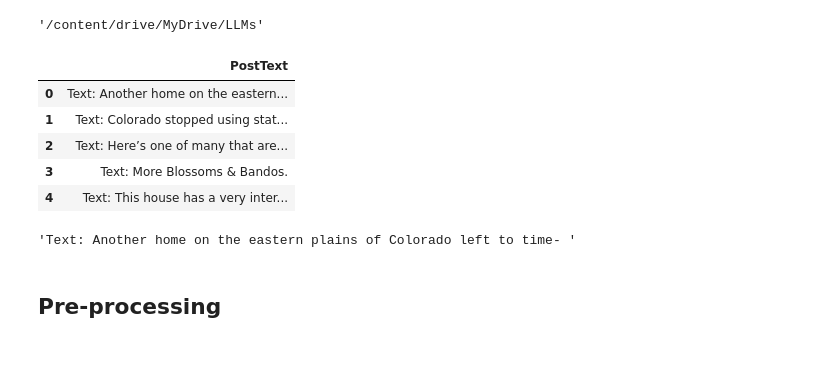
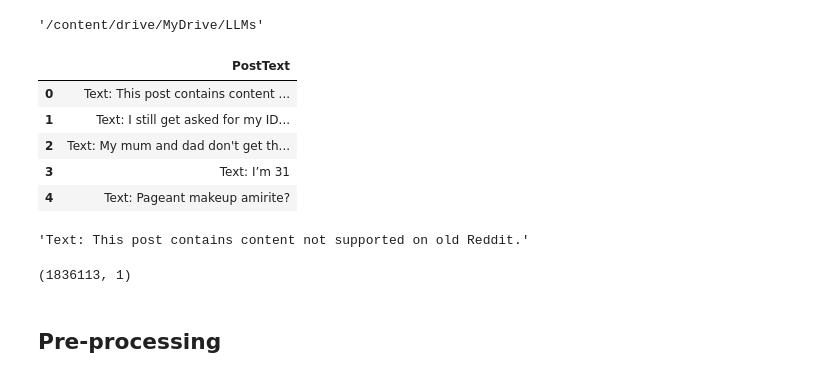
Before and after one commit to burning-river/text_generator, a Jupyter notebook: train_text_generator.ipynb, the cells around one changed output. Cells and saved outputs as stored; diff of their text form; code cells hidden in the pictures.

```diff
--- a/train_text_generator.ipynb
+++ b/train_text_generator.ipynb
@@ -39,20 +42,24 @@ cwd
 # %% [output]
 '/content/drive/MyDrive/LLMs'
 # %%
-filename = f'{cwd}/subreddits_train_data_2.parquet'
+filename = f'{cwd}/subreddits_train_data_3.parquet'
 raw_df = pd.read_parquet(filename)
 raw_df.head()
 # %% [output]
 |  | PostText |
-| 0 | Text: Another home on the eastern... |
-| 1 | Text: Colorado stopped using stat... |
-| 2 | Text: Here’s one of many that are... |
-| 3 | Text: More Blossoms & Bandos. |
-| 4 | Text: This house has a very inter... |
+| 0 | Text: This post contains content ... |
+| 1 | Text: I still get asked for my ID... |
+| 2 | Text: My mum and dad don't get th... |
+| 3 | Text: I’m 31 |
+| 4 | Text: Pageant makeup amirite? |
 # %%
 raw_df['PostText'].values[0]
 # %% [output]
-'Text: Another home on the eastern plains of Colorado left to time- '
+'Text: This post contains content not supported on old Reddit.'
+# %%
+raw_df.shape
+# %% [output]
+(1836113, 1)
 # %% [markdown]
 ## Pre-processing
 # %%
```
Also changed, not shown: parts of 92 cells of this notebook.
